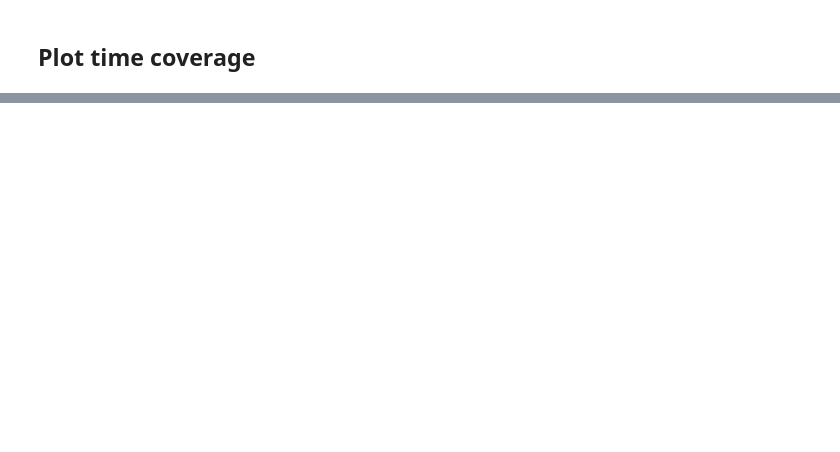
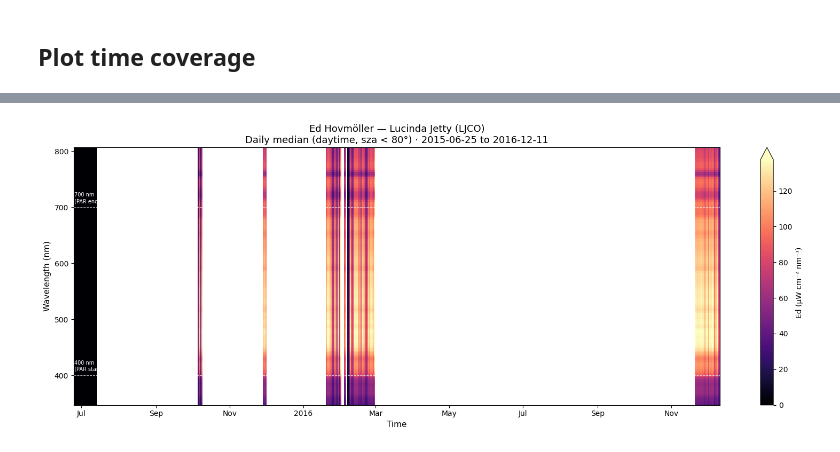
Before and after one commit to aodn/aodn_cloud_optimised, a Jupyter notebook: notebooks/station_lucinda_jetty_daily_satlantic_hyperocr.ipynb, the cells around one changed output, grey strips where cells are left out. Drawn from its saved outputs; the diff is of its cells as text; code cells hidden in the pictures; blank space fills up the shorter version.

```diff
--- a/notebooks/station_lucinda_jetty_daily_satlantic_hyperocr.ipynb
+++ b/notebooks/station_lucinda_jetty_daily_satlantic_hyperocr.ipynb
@@ -88,0 +187,39 @@ time_series_df = aodn_dataset.plot_gridded_variable(var_name='analysed_sst',
+# %%
+DATE_START = ""
+DATE_END   = ""
+time_vals = xds["TIME"].values
+DATE_START = DATE_START or pd.Timestamp(time_vals[0]).strftime("%Y-%m-%d")
+DATE_END   = DATE_END   or pd.Timestamp(time_vals[-1]).strftime("%Y-%m-%d")
+
+wl = xds["WAVELENGTH_Ed"].values
+ed_da  = xds["Ed"].sel(TIME=slice(DATE_START, DATE_END))
+sza_da = xds["sza"].sel(TIME=slice(DATE_START, DATE_END))
+ed_day   = ed_da.where(sza_da < 80)
+ed_daily = ed_day.resample(TIME="1D").median("TIME").astype(float)
+
+fig, ax = plt.subplots(figsize=(16, 6))
+ed_daily.plot(
+    x="TIME", y="WAVELENGTH_Ed",
+    ax=ax, robust=True,
+    cmap="magma",
+    cbar_kwargs={"label": "Ed (μW cm⁻² nm⁻¹)"},
+)
+ax.set_title(
+    "Ed Hovmöller — Lucinda Jetty (LJCO)\n"
+    f"Daily median (daytime, sza < 80°) · {DATE_START} to {DATE_END}",
+    fontsize=13,
+)
+ax.set_xlabel("Time", fontsize=11)
+ax.set_ylabel("Wavelength (nm)", fontsize=11)
+
+# Mark spectral region boundaries
+for wl_mark, lbl, col in [(400, "400 nm\n(PAR start)", "white"),
+                           (700, "700 nm\n(PAR end)", "white")]:
+    ax.axhline(wl_mark, color=col, lw=0.8, ls="--", alpha=0.7)
+    ax.text(pd.Timestamp(DATE_START), wl_mark + 6, lbl,
+            color=col, fontsize=7, va="bottom")
+
+plt.tight_layout()
+plt.show()
+# %% [output]
+[figure, added]
```
Also changed, not shown: parts of 20 cells of this notebook, 2 other files.
